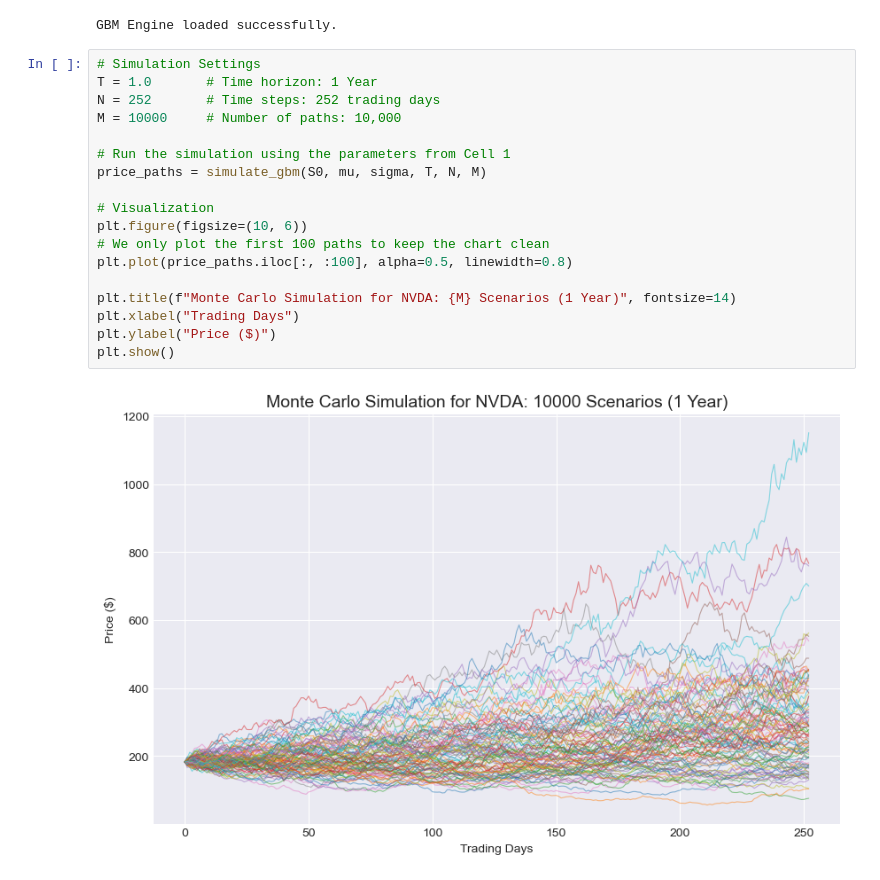
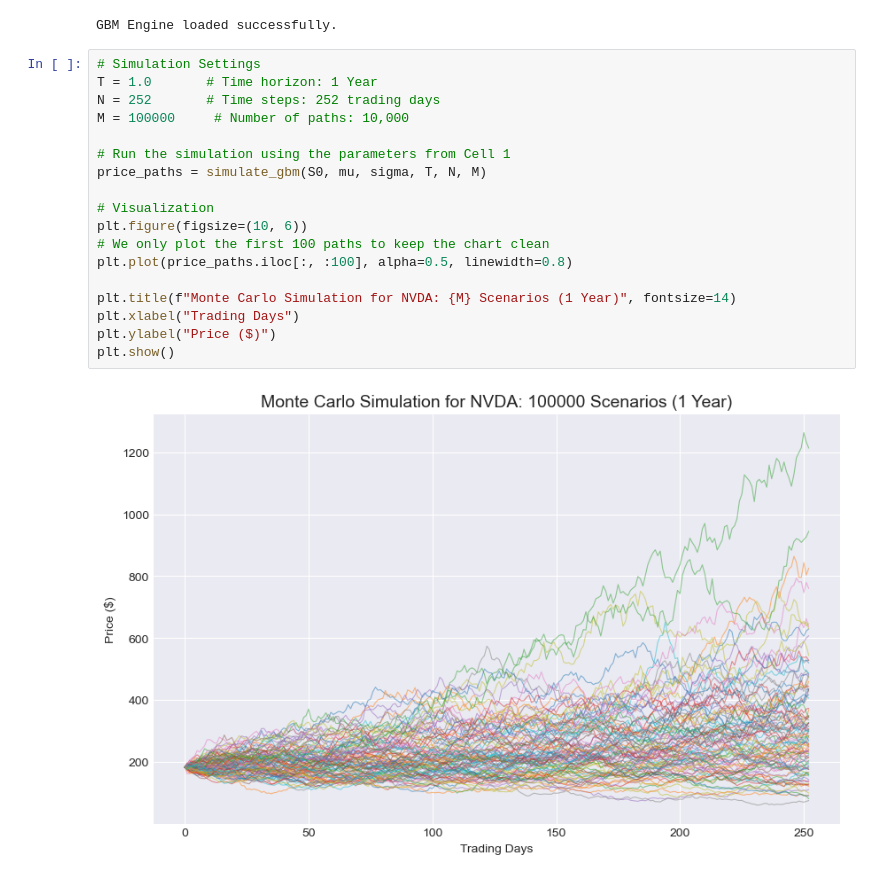
Before and after one commit to ljuhan/Market_Risk_Monte_Carlo, a Jupyter notebook: VaR Simulation.ipynb, the cells around one changed output. Saved outputs shown, nothing was run; the diff lists cells and outputs as text.

```diff
--- a/VaR Simulation.ipynb
+++ b/VaR Simulation.ipynb
@@ -107,23 +107,23 @@ GBM Engine loaded successfully.
 # %%
 # Simulation Settings
 T = 1.0       # Time horizon: 1 Year
 N = 252       # Time steps: 252 trading days
-M = 10000     # Number of paths: 10,000
+M = 100000     # Number of paths: 10,000
 
 # Run the simulation using the parameters from Cell 1
 price_paths = simulate_gbm(S0, mu, sigma, T, N, M)
 
 # Visualization
 plt.figure(figsize=(10, 6))
 # We only plot the first 100 paths to keep the chart clean
 plt.plot(price_paths.iloc[:, :100], alpha=0.5, linewidth=0.8)
 
 plt.title(f"Monte Carlo Simulation for NVDA: {M} Scenarios (1 Year)", fontsize=14)
 plt.xlabel("Trading Days")
 plt.ylabel("Price ($)")
 plt.show()
 # %% [output]
-[figure, old version]
+[figure, new version]
 # %%
 # 1. Get the prices at the end of the year (the last row)
 terminal_prices = price_paths.iloc[-1]
```
Also changed, not shown: parts of 3 cells of this notebook.
